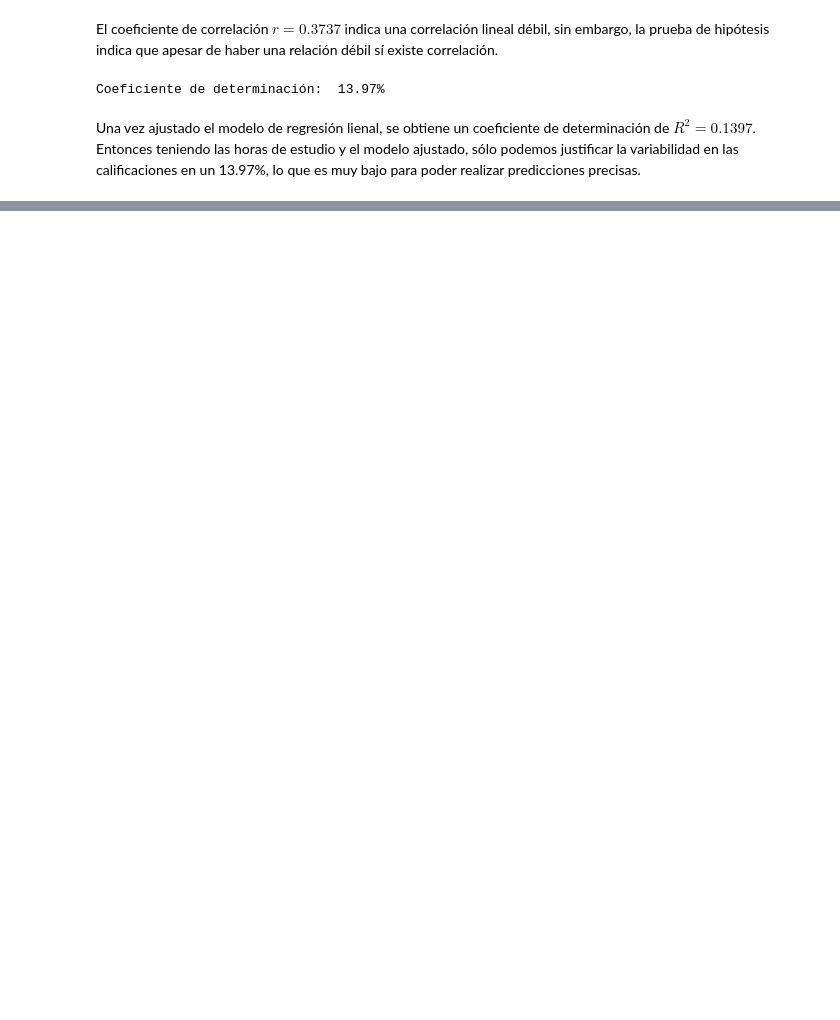
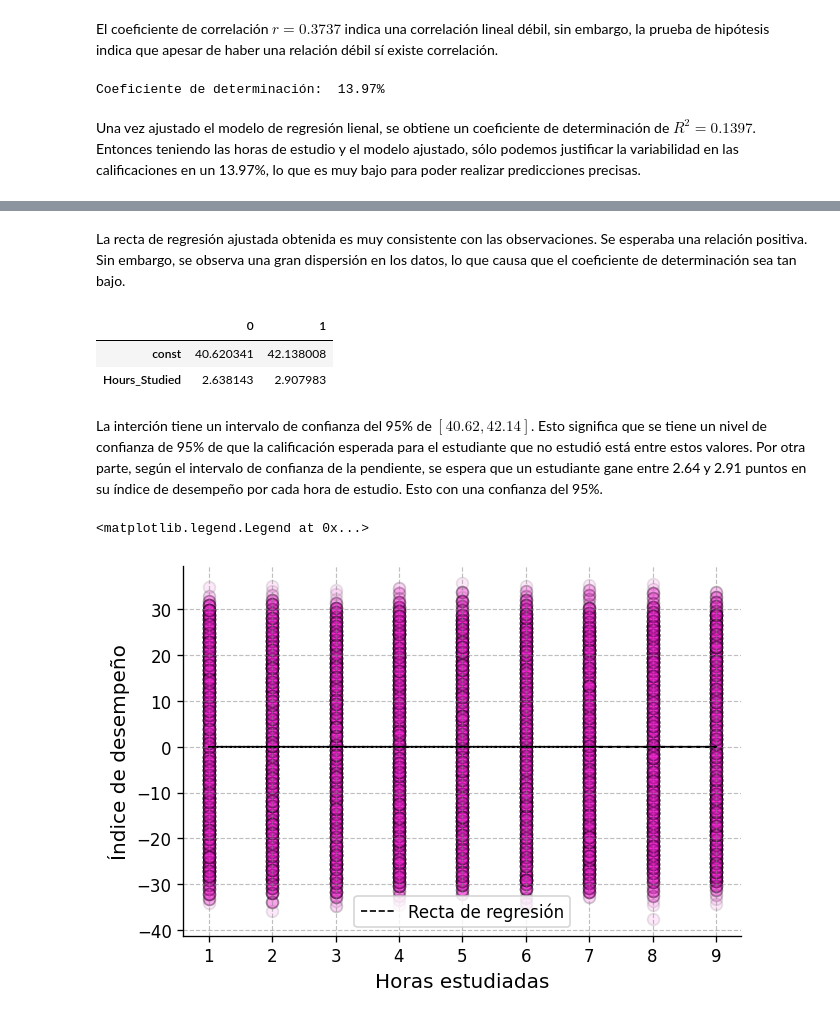
Before and after one commit to 450fausto/EstadisticaVerano2026, a Jupyter notebook: StudentPerformance/Student_Performance.ipynb, the cells around one changed output, grey strips where cells are left out. Drawn from its saved outputs; the diff is of its cells as text; code cells hidden in the pictures; blank space fills up the shorter version.

```diff
--- a/StudentPerformance/Student_Performance.ipynb
+++ b/StudentPerformance/Student_Performance.ipynb
@@ -113,0 +194,77 @@ Una vez ajustado el modelo de regresión lienal, se obtiene un coeficiente de de
+# %% [markdown]
+La recta de regresión ajustada obtenida es muy consistente con las observaciones. Se esperaba una relación positiva. Sin embargo, se observa una gran dispersión en los datos, lo que causa que el coeficiente de determinación sea tan bajo.
+# %%
+modelo.conf_int(alpha=0.05)
+# %% [output]
+|  | 0 | 1 |
+| const | 40.620341 | 42.138008 |
+| Hours_Studied | 2.638143 | 2.907983 |
+# %% [markdown]
+La interción tiene un intervalo de confianza del 95% de $[40.62,42.14]$. Esto significa que se tiene un nivel de confianza de 95% de que la calificación esperada para el estudiante que no estudió está entre estos valores. Por otra parte, según el intervalo de confianza de la pendiente, se espera que un estudiante gane entre 2.64 y 2.91 puntos en su índice de desempeño por cada hora de estudio. Esto con una confianza del 95%.
+# %%
+residuales = modelo.resid
+# %%
+# Importamos la librería matplotlib.pyplot y le damos el pseudónimo plt
+import matplotlib.pyplot as plt
+
+# Configuración general del gráfico
+plt.figure(
+    figsize=(6, 4),   # tamaño de la figura (ancho, alto) en pulgadas
+    dpi=120           # resolución del gráfico
+)
+
+# Gráfico de dispersión
+plt.scatter(
+    X, residuales,      # <--------------------------------------------------------
+    marker="o",       # forma: googlear "matplotlib.markers"
+    color='#F527D3',     # color de los puntos
+    edgecolor='black',    # borde de los puntos
+    alpha=0.1,            # transparencia: 0 es invisible y 1 es color sólido
+    s=50,                 # tamaño de los puntos
+)
+
+# Gráfico de línea
+plt.plot(
+    X, y_calculada * 0,
+    color='black',   # color de la línea
+    linewidth=1.0,        # grosor de la línea
+    linestyle='--',        # estilo de línea
+    label='Recta de regresión'
+)
+
+# Etiquetas de los ejes
+# eje x
+plt.xlabel(
+    'Horas estudiadas', # etiqueta del eje x
+    fontsize=12  # tamaño de fuente
+)
+
+plt.ylabel(
+    'Índice de desempeño', # etiqueta del eje y
+    fontsize=12 # tamaño de fuente
+)
+
+# Fuente de los ticks
+plt.xticks(fontsize=10)
+plt.yticks(fontsize=10)
+
+# Márgenes
+plt.gca().spines['right'].set_visible(False) # derecha
+plt.gca().spines['top'].set_visible(False)   # superior
+
+# Cuadrícula (opcional, pero didáctica)
+plt.grid(
+    visible=True,
+    linestyle='--',
+    linewidth=0.7,
+    alpha=0.5,
+    color="gray"
+)
+
+plt.legend(
+    fontsize=10,
+    loc='best'
+)
+# %% [output]
+<matplotlib.legend.Legend at 0x...>
+[figure, added]
```
Also changed, not shown: parts of 9 cells of this notebook.
